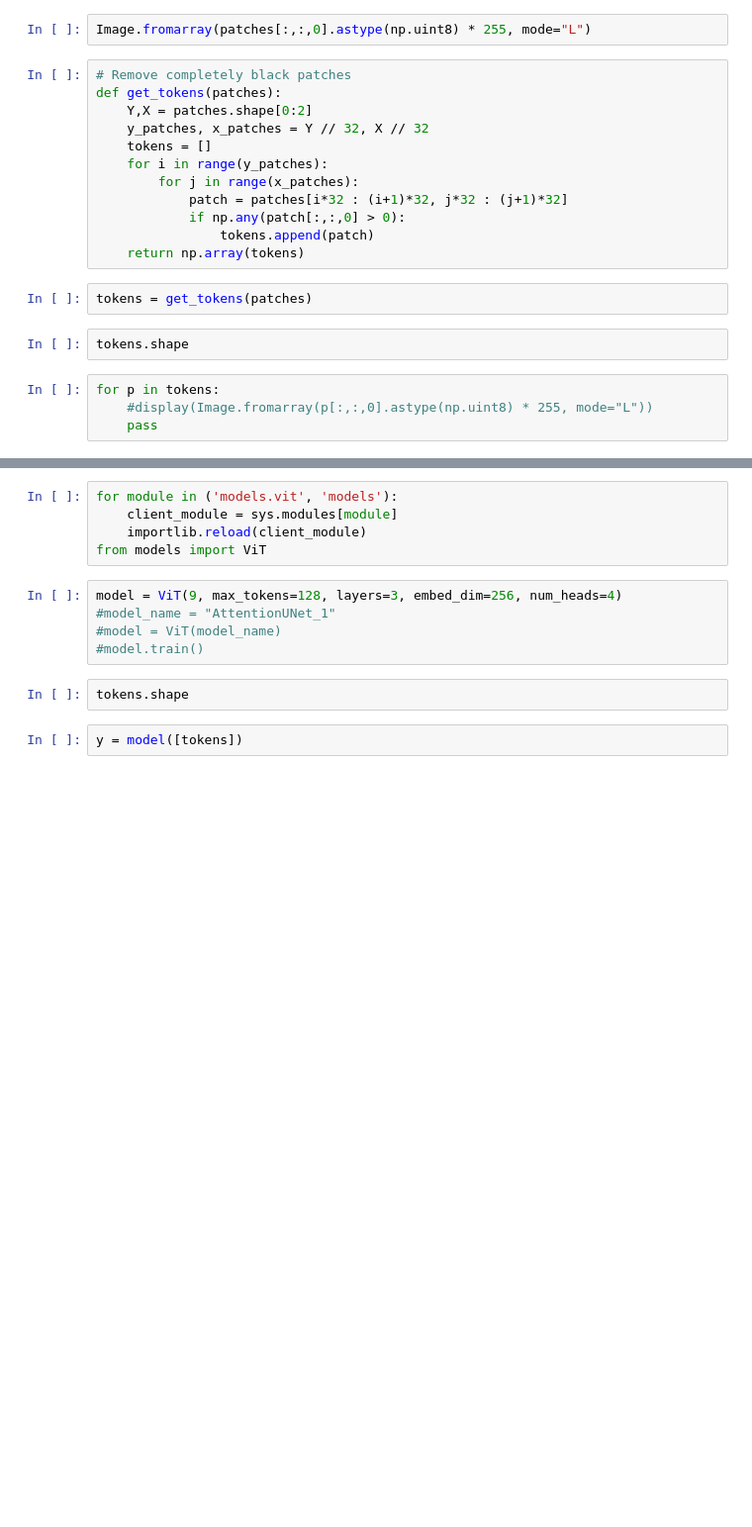
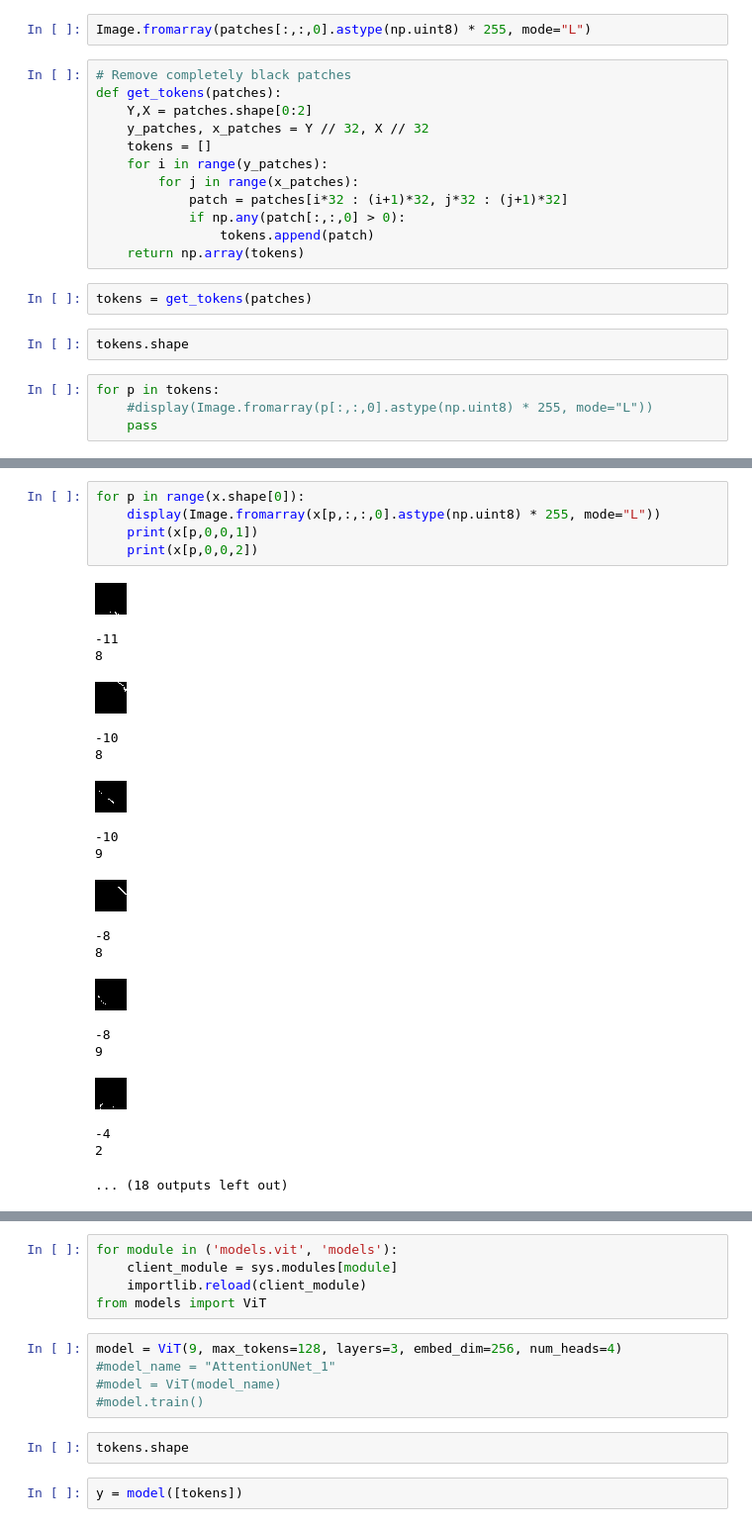
Before and after one commit to hooved/poemap, a Jupyter notebook: training_data.ipynb, the cells around one changed output, grey strips where cells are left out. Shown: that part at 99% size. Cells and saved outputs as stored; diff of their text form; blank space fills up the shorter version.

```diff
--- a/training_data.ipynb
+++ b/training_data.ipynb
@@ -205,0 +261,25 @@ embeds[:, 3::4] = np.cos(y_coords * denoms)
+# %%
+for p in range(x.shape[0]):
+    display(Image.fromarray(x[p,:,:,0].astype(np.uint8) * 255, mode="L"))
+    print(x[p,0,0,1])
+    print(x[p,0,0,2])
+# %% [output]
+[figure, added]
+-11
+8
+[figure, added]
+-10
+8
+[figure, added]
+-10
+9
+[figure, added]
+-8
+8
+[figure, added]
+-8
+9
+[figure, added]
+-4
+2
+... (18 outputs left out)
```
Also changed, not shown: parts of 33 cells of this notebook, 1 other file.
